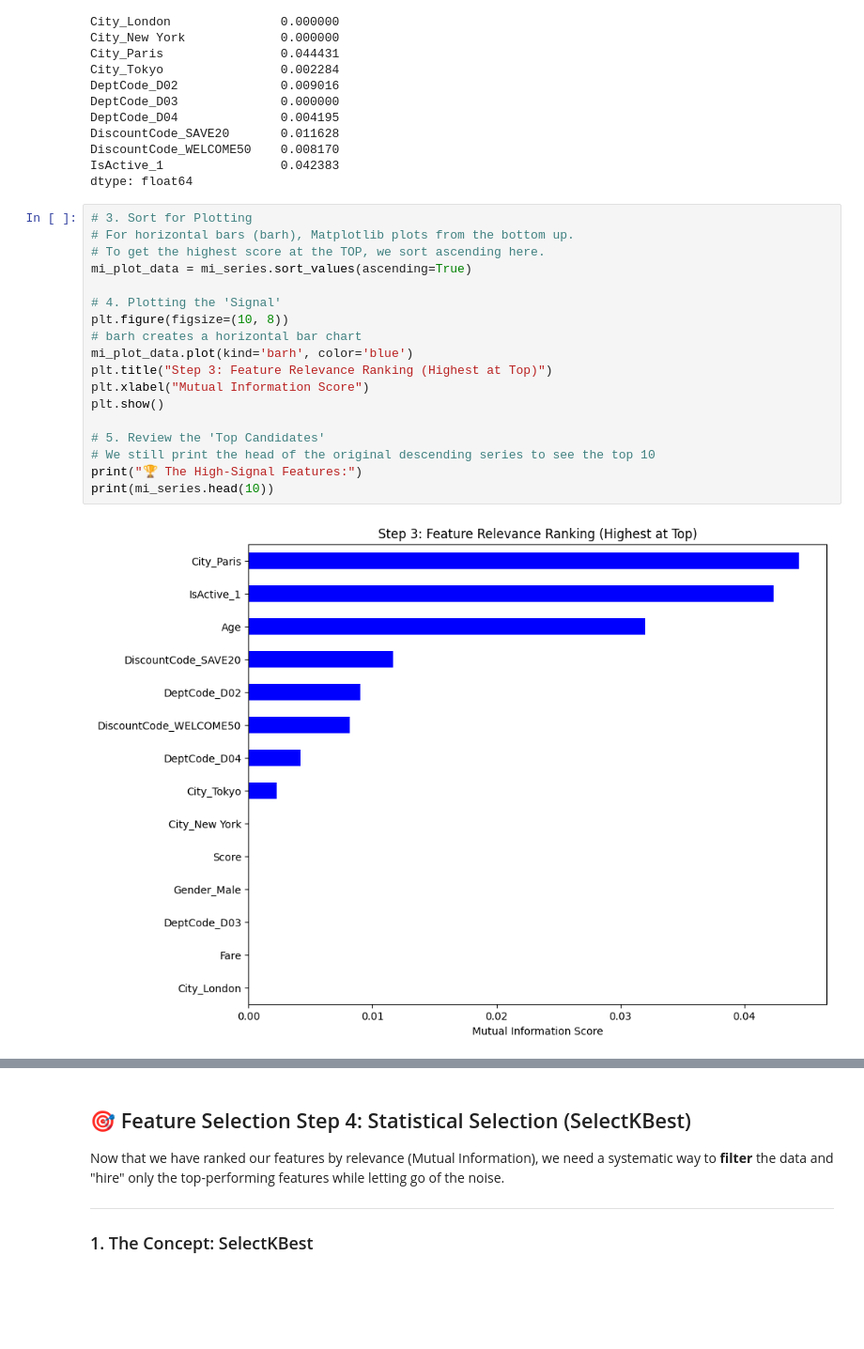
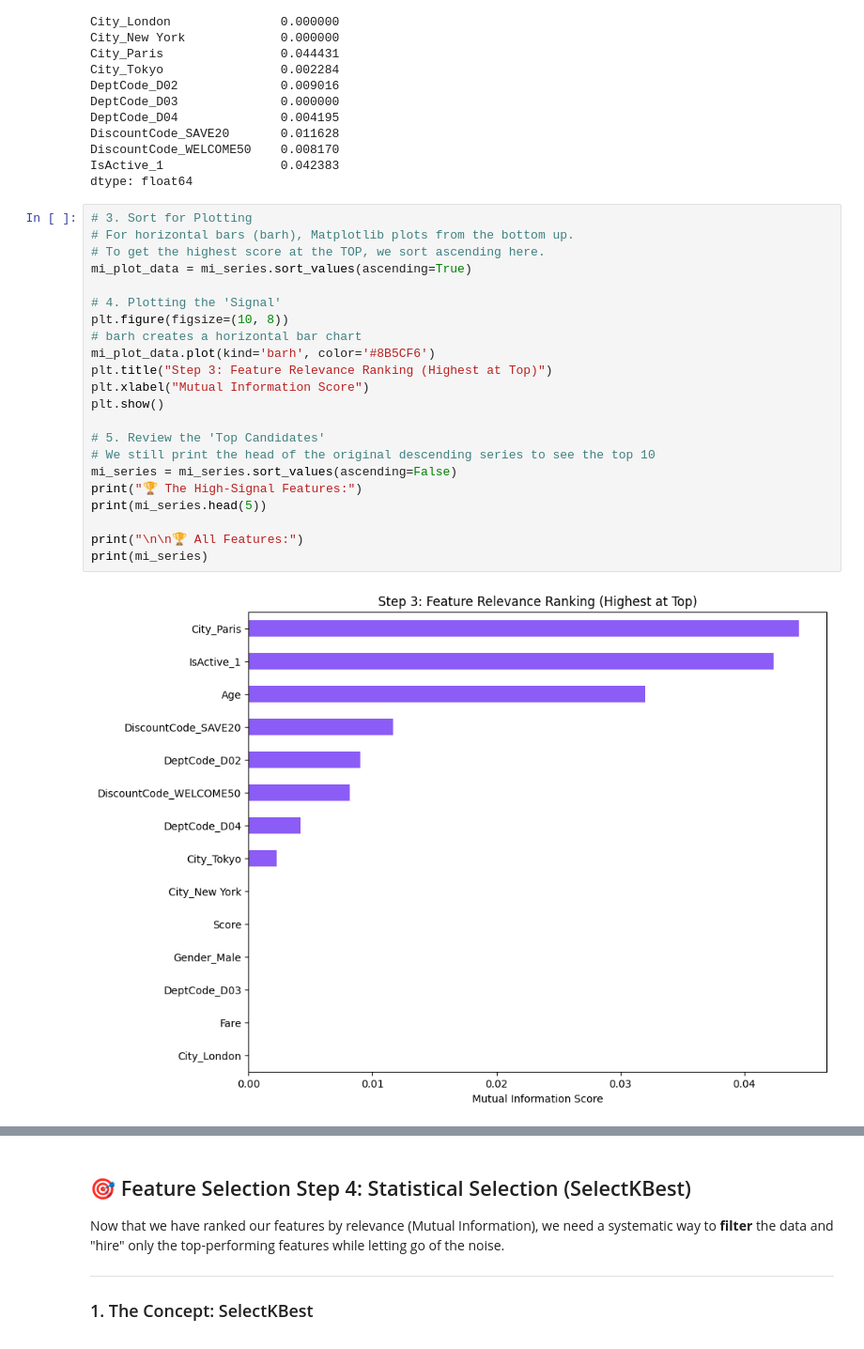
Before and after one commit to shikhars22/learningML, a Jupyter notebook: notebooks/post-processing/2. Feature Selection.ipynb, the cells around one changed output, grey strips where cells are left out. Shown at 94% size. Drawn from its saved outputs; the diff is of its cells as text; blank space fills up the shorter version.

```diff
--- a/notebooks/post-processing/2. Feature Selection.ipynb
+++ b/notebooks/post-processing/2. Feature Selection.ipynb
@@ -716,21 +716,25 @@ dtype: float64
 # %%
 # 3. Sort for Plotting
 # For horizontal bars (barh), Matplotlib plots from the bottom up.
 # To get the highest score at the TOP, we sort ascending here.
 mi_plot_data = mi_series.sort_values(ascending=True)
 
 # 4. Plotting the 'Signal'
 plt.figure(figsize=(10, 8))
 # barh creates a horizontal bar chart
-mi_plot_data.plot(kind='barh', color='blue')
+mi_plot_data.plot(kind='barh', color='#8B5CF6')
 plt.title("Step 3: Feature Relevance Ranking (Highest at Top)")
 plt.xlabel("Mutual Information Score")
 plt.show()
 
 # 5. Review the 'Top Candidates'
 # We still print the head of the original descending series to see the top 10
+mi_series = mi_series.sort_values(ascending=False)
 print("🏆 The High-Signal Features:")
-print(mi_series.head(10))
+print(mi_series.head(5))
+
+print("\n\n🏆 All Features:")
+print(mi_series)
 # %% [output]
-[figure, old version]
+[figure, new version]
 🏆 The High-Signal Features:
```
Also changed, not shown: parts of 11 cells of this notebook, 21 other files.
